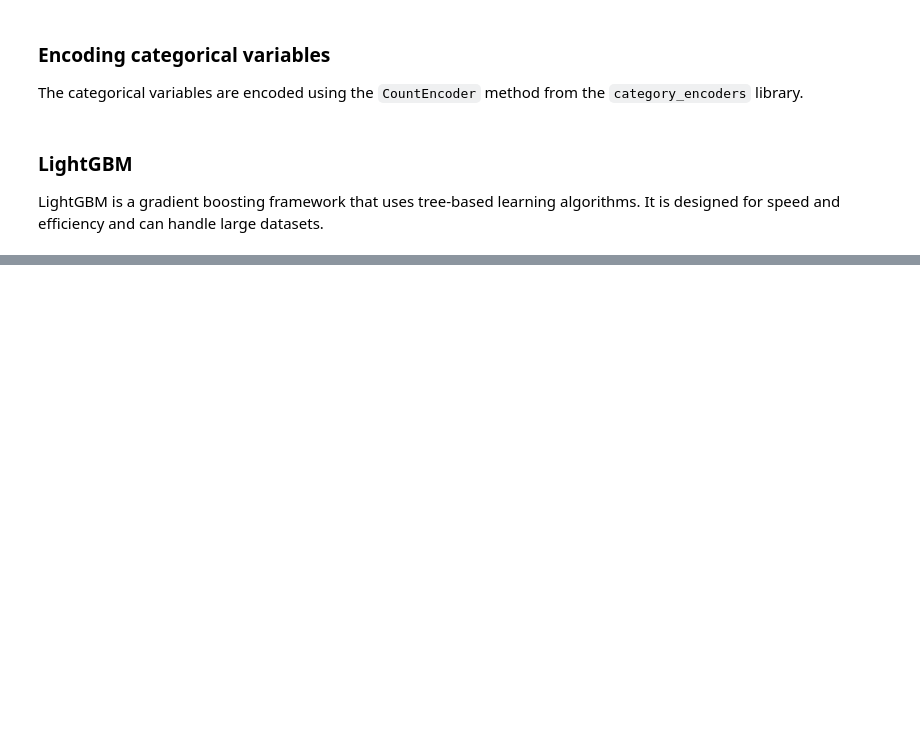
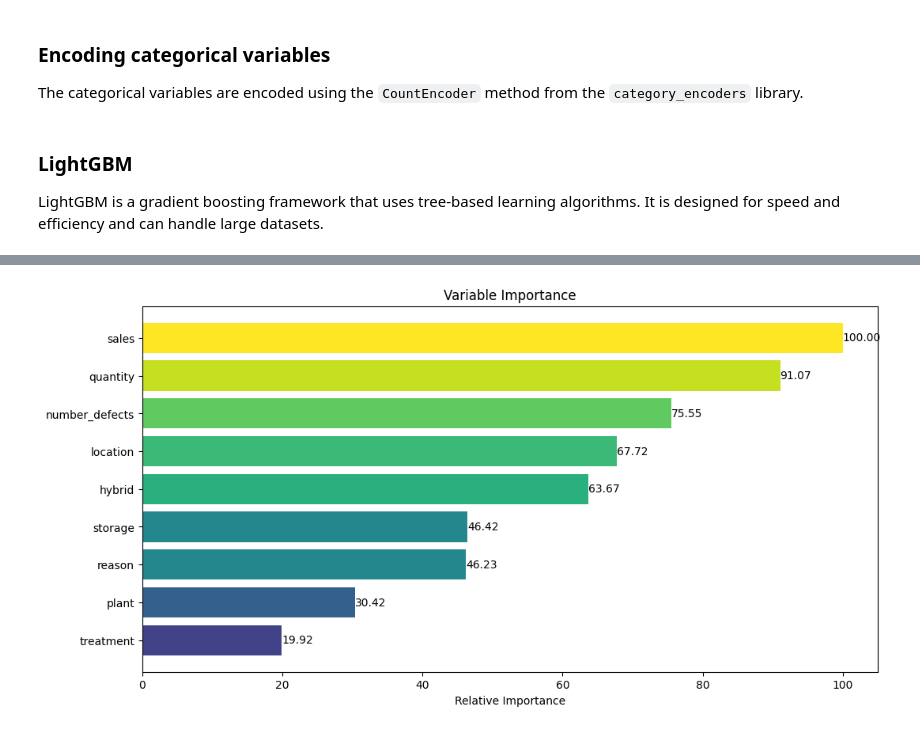
Before and after one commit to josehenriqueroveda/qc-classifier, a Jupyter notebook: qc_classifier/qc_ml.ipynb, the cells around one changed output, grey strips where cells are left out. Cells and saved outputs as stored; diff of their text form; code cells hidden in the pictures; blank space fills up the shorter version.

```diff
--- a/qc_classifier/qc_ml.ipynb
+++ b/qc_classifier/qc_ml.ipynb
@@ -350,0 +416,21 @@ grid_search_lgbm.fit(X_train_encoded, y_train)
+# %%
+feature_importance = grid_search_lgbm.best_estimator_.feature_importances_
+feature_importance = 100.0 * (feature_importance / feature_importance.max())
+
+sorted_idx = np.argsort(feature_importance)
+pos = np.arange(sorted_idx.shape[0]) + .5
+
+plt.figure(figsize=(12, 6))
+colors = cm.viridis(feature_importance[sorted_idx] / max(feature_importance[sorted_idx]))
+bars = plt.barh(pos, feature_importance[sorted_idx], align='center', color=colors)
+plt.yticks(pos, X_train_encoded.columns[sorted_idx])
+plt.xlabel('Relative Importance')
+plt.title('Variable Importance')
+
+for bar in bars:
+    width = bar.get_width()
+    plt.text(width, bar.get_y() + bar.get_height()/2, f'{width:.2f}',
+             va='center', ha='left')
+plt.show()
+# %% [output]
+[figure, added]
```
Also changed, not shown: parts of 10 cells of this notebook.
